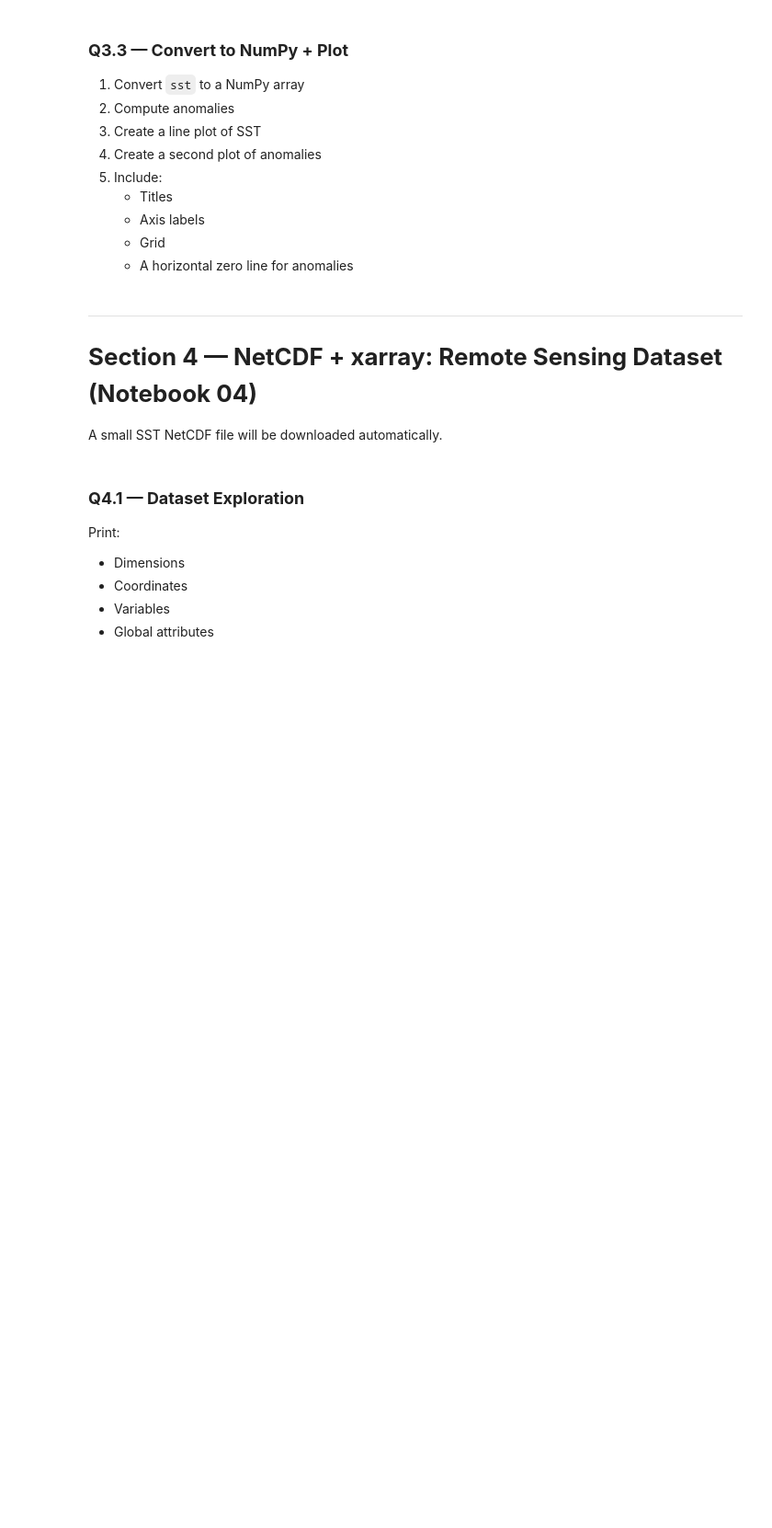
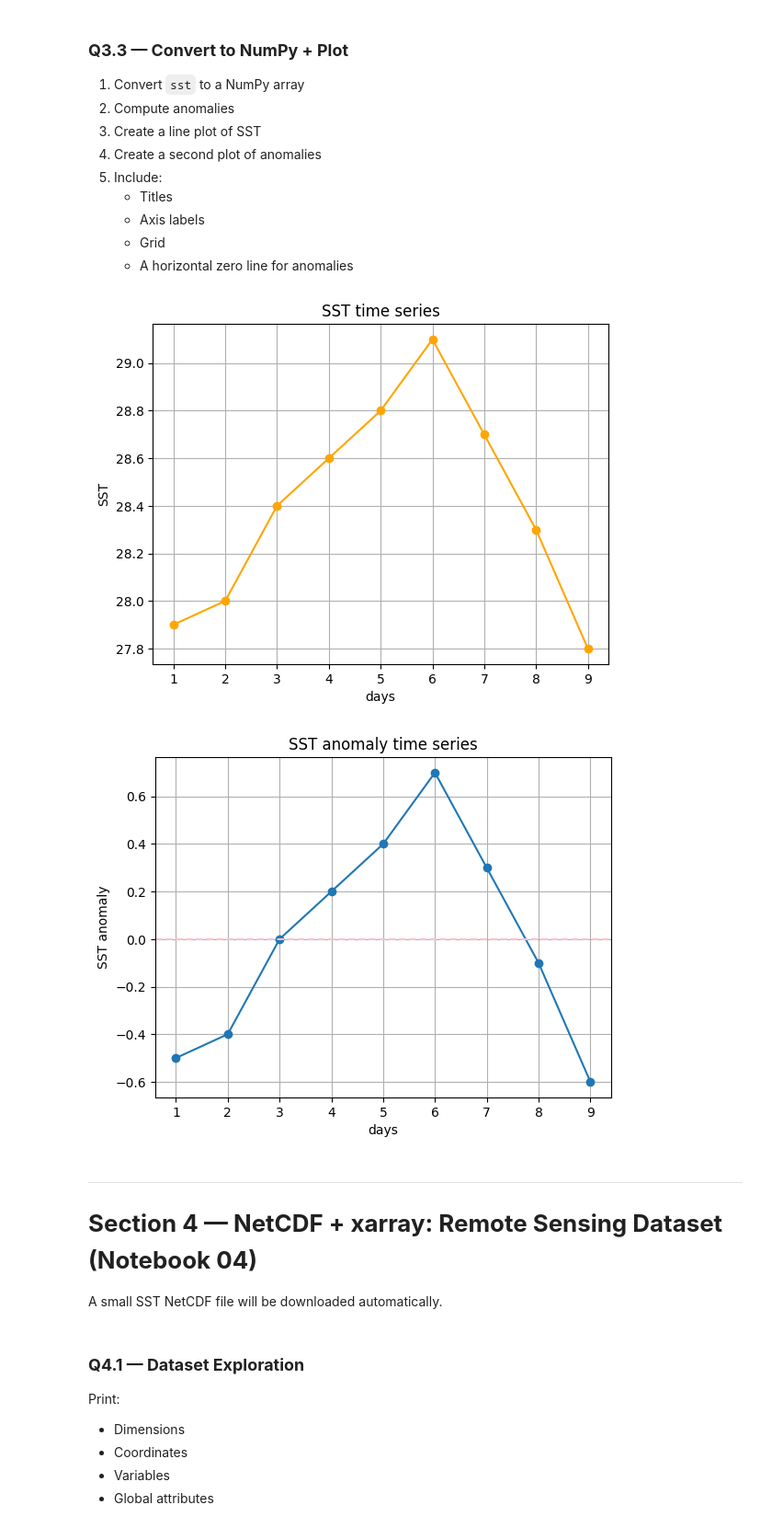
Before and after one commit to rsgis2025pranjali-hub/python-basics, a Jupyter notebook: notebooks/05_Capstone_Assignment.ipynb, the cells around one changed output. Shown: that part at 92% size. Cells and saved outputs as stored; diff of their text form; code cells hidden in the pictures; blank space fills up the shorter version.

```diff
--- a/notebooks/05_Capstone_Assignment.ipynb
+++ b/notebooks/05_Capstone_Assignment.ipynb
@@ -215,10 +215,17 @@ Return array − mean.
 Test using `sst`.
 # %%
 # Q3.2
-sst = np.array[27.9, 28.0, 28.4, 28.6, 28.8, 29.1, 28.7, 28.3, 27.8]
+import numpy as numpy
+import numpy as np
+
+def compute_anomaly(arr):
+    mean_val = np.mean(arr)
+    anomaly =arr - mean_val
+    return arr - mean_val
+
+sst = np.array([27.9, 28.0, 28.4, 28.6, 28.8, 29.1, 28.7, 28.3, 27.8])
 mean_sst = np.mean(sst)
-anomaly_sst = sst - mean_sst
+anomaly_sst = compute_anomaly(sst)
 
-print(f"mean = {mean_sst}")
-print(f"anomaly = {anomaly_sst}")
+print(f"sst Anomaly = {anomaly_sst}")
 # %% [output]
@@ -241,3 +247,31 @@ import matplotlib.pyplot as plt
+# %%
+# Q3.3
+import numpy as np
+import matplotlib.pyplot as plt
+
+sst = [27.9, 28.0, 28.4, 28.6, 28.8, 29.1, 28.7, 28.3, 27.8]
+sst_np = np.array(sst)
+days = np.arange(1, 10)
+mean_sst = np.mean(sst)
+anomaly_sst = compute_anomaly(sst)
+
+plt.figure()
+plt.plot(days, sst, marker='o',color=('orange'))
+plt.title('SST time series')
+plt.xlabel('days')
+plt.ylabel('SST')
+plt.grid(True)
+
+plt.figure()
+plt.plot(days, anomaly_sst, marker='o')
+plt.axhline(y=0,color='pink', linestyle='--')
+plt.title('SST anomaly time series')
+plt.xlabel('days')
+plt.ylabel('SST anomaly')
+plt.grid(True)
+# %% [output]
+[figure, added]
+[figure, added]
 # %% [markdown]
 ---
 # **Section 4 — NetCDF + xarray: Remote Sensing Dataset (Notebook 04)**
```
Also changed, not shown: parts of 4 cells of this notebook.
